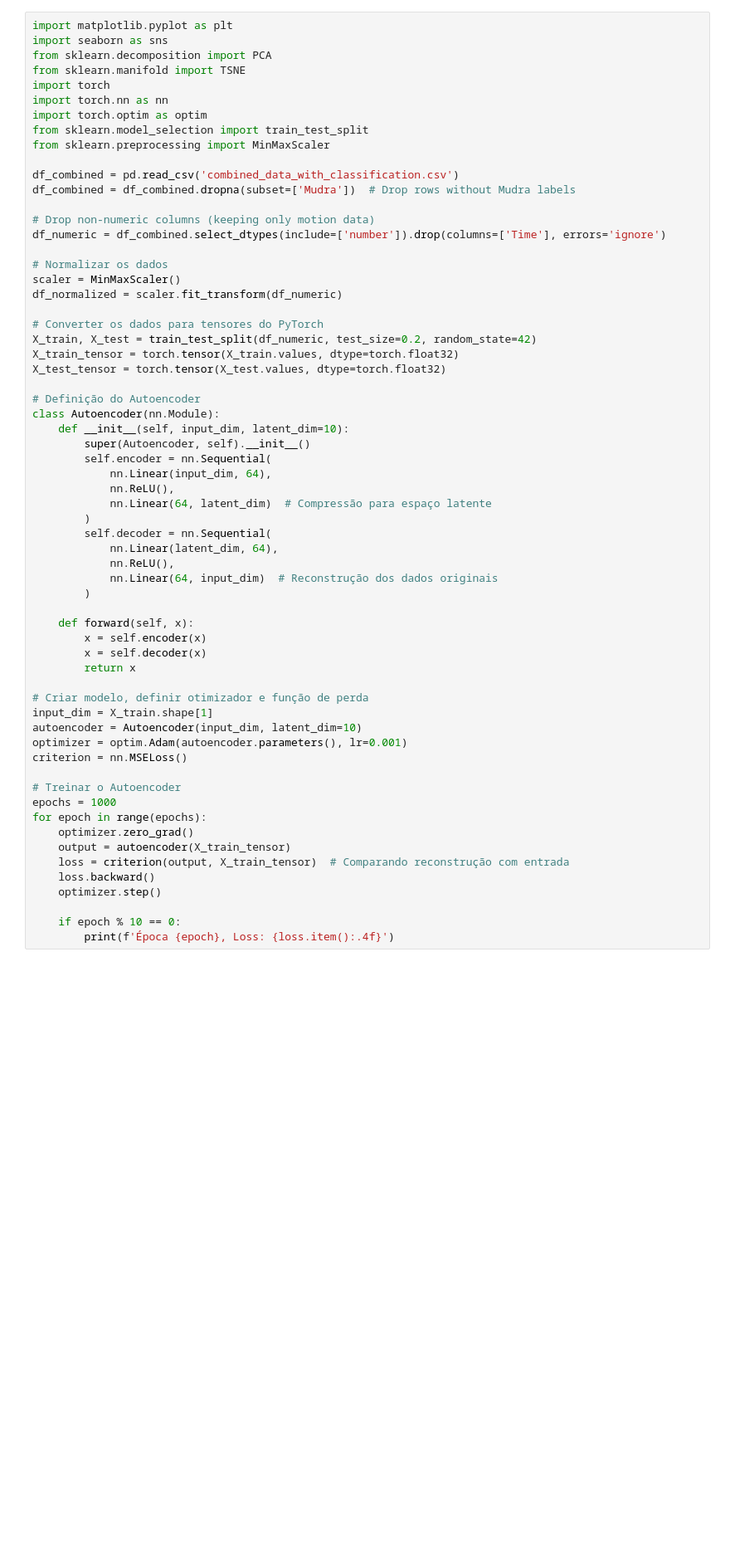
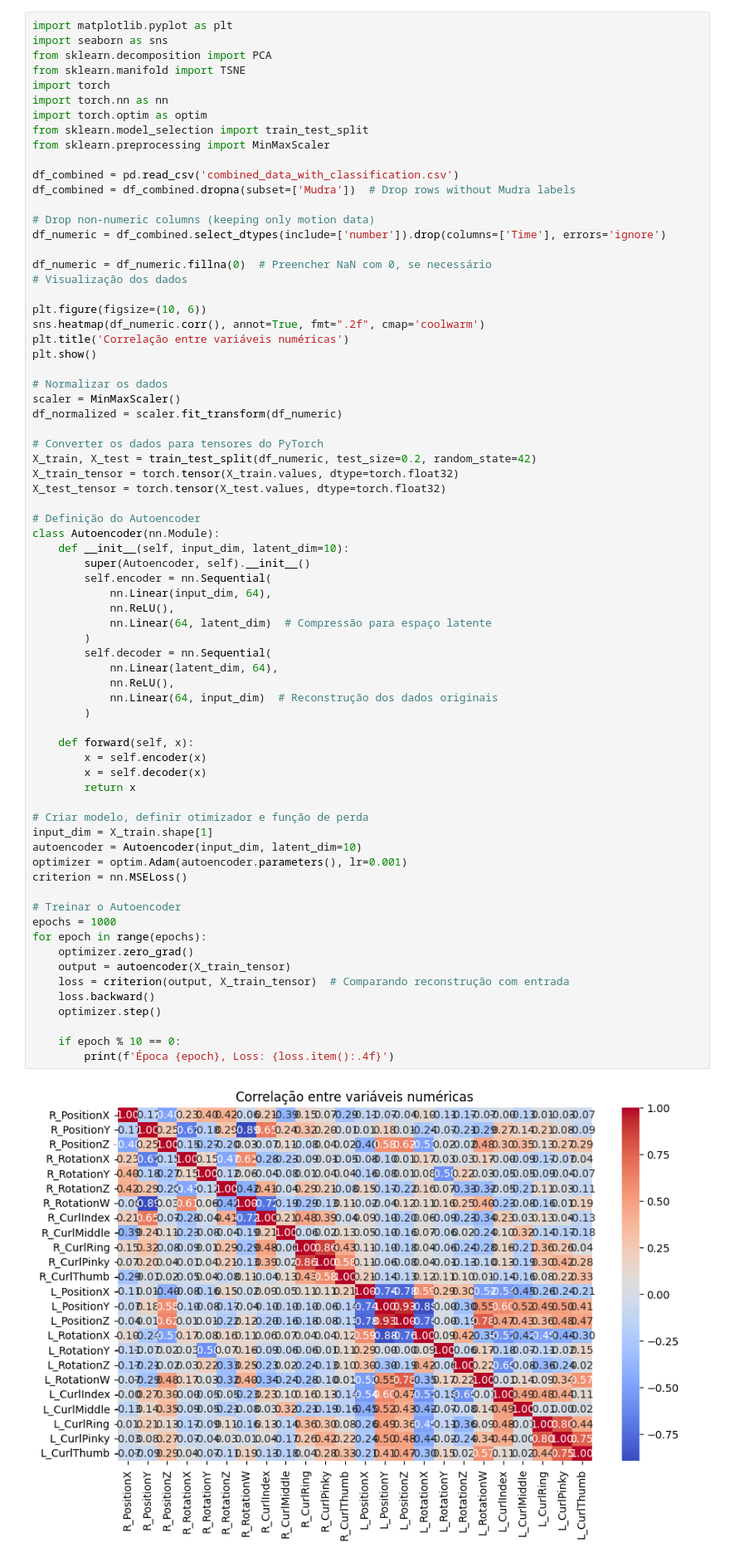
Before and after one commit to Zoiudp/Mudra_Hand_classifier, a Jupyter notebook: classifier.ipynb, the cells around one changed output. Shown: that part at 83% size. Cells and saved outputs as stored; diff of their text form; blank space fills up the shorter version.

```diff
--- a/classifier.ipynb
+++ b/classifier.ipynb
@@ -82,6 +92,14 @@ df_combined = df_combined.dropna(subset=['Mudra'])  # Drop rows without Mudra la
 
 # Drop non-numeric columns (keeping only motion data)
 df_numeric = df_combined.select_dtypes(include=['number']).drop(columns=['Time'], errors='ignore')
+
+df_numeric = df_numeric.fillna(0)  # Preencher NaN com 0, se necessário
+# Visualização dos dados
+
+plt.figure(figsize=(10, 6))
+sns.heatmap(df_numeric.corr(), annot=True, fmt=".2f", cmap='coolwarm')
+plt.title('Correlação entre variáveis numéricas')
+plt.show()
 
 # Normalizar os dados
 scaler = MinMaxScaler()
@@ -103,30 +121,31 @@ class Autoencoder(nn.Module):
         )
         self.decoder = nn.Sequential(
             nn.Linear(latent_dim, 64),
             nn.ReLU(),
             nn.Linear(64, input_dim)  # Reconstrução dos dados originais
         )
 
     def forward(self, x):
         x = self.encoder(x)
         x = self.decoder(x)
         return x
 
 # Criar modelo, definir otimizador e função de perda
 input_dim = X_train.shape[1]
 autoencoder = Autoencoder(input_dim, latent_dim=10)
 optimizer = optim.Adam(autoencoder.parameters(), lr=0.001)
 criterion = nn.MSELoss()
 
 # Treinar o Autoencoder
 epochs = 1000
 for epoch in range(epochs):
     optimizer.zero_grad()
     output = autoencoder(X_train_tensor)
     loss = criterion(output, X_train_tensor)  # Comparando reconstrução com entrada
     loss.backward()
     optimizer.step()
 
     if epoch % 10 == 0:
         print(f'Época {epoch}, Loss: {loss.item():.4f}')
 # %% [output]
+[figure, added]
```
Also changed, not shown: parts of 6 cells of this notebook, 2 other files.
